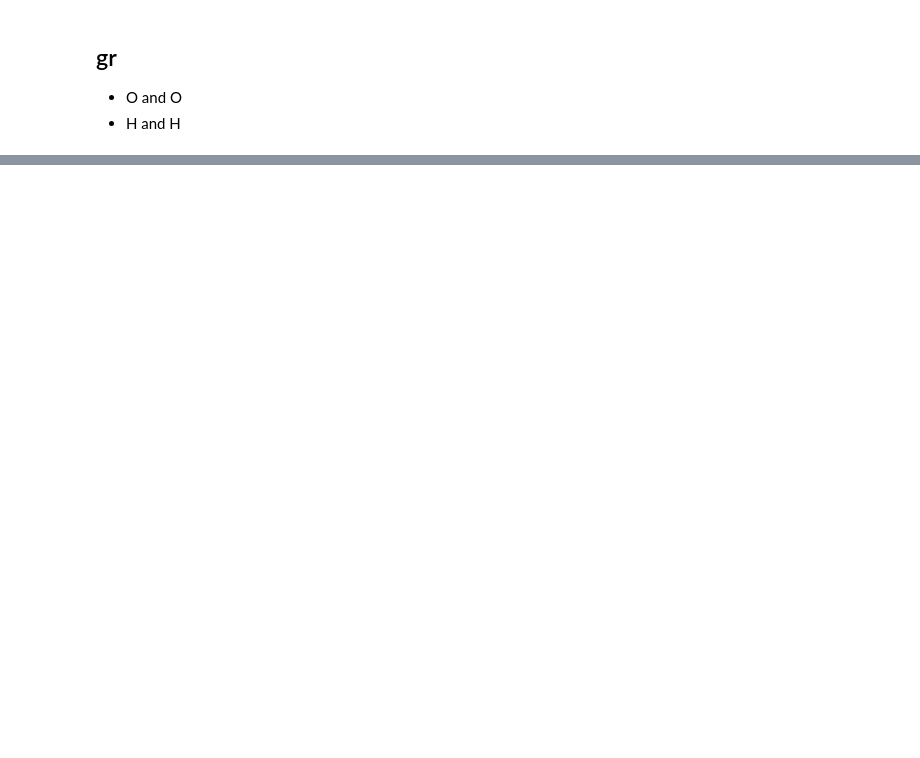
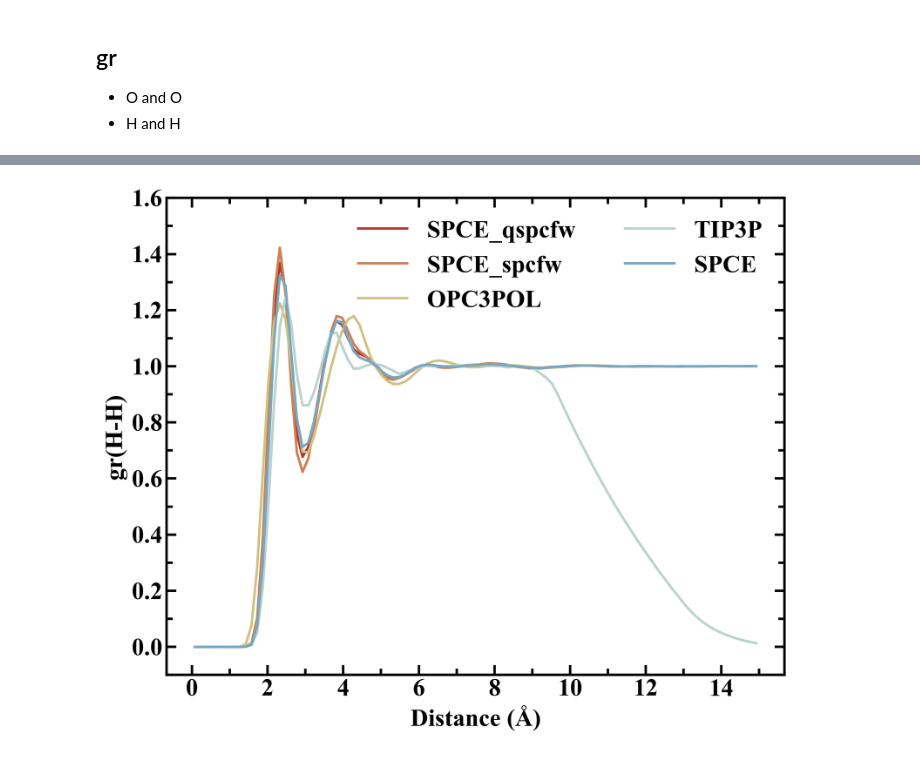
Before and after one commit to iawnix/WatAna, a Jupyter notebook: example/gr/Pure_Water_RDF.ipynb, the cells around one changed output, grey strips where cells are left out. Cells and saved outputs as stored; diff of their text form; code cells hidden in the pictures; blank space fills up the shorter version.

```diff
--- a/example/gr/Pure_Water_RDF.ipynb
+++ b/example/gr/Pure_Water_RDF.ipynb
@@ -144,0 +191,62 @@ out.to_csv("./out/1_gr_bulk.csv",index=False)
+# %%
+
+fig = plt.figure(figsize=(9,7), dpi=300)
+
+plt.rcParams["axes.labelweight"] ="bold"
+plt.rcParams["font.family"]="Times New Roman"
+plt.rcParams["font.weight"]="bold"
+plt.rcParams["font.size"]=20
+plt.rcParams["mathtext.default"]="regular"
+
+
+ax1= plt.gca()
+
+#ax1.spines['bottom'].set_position(('data',0))
+ax1.spines['left'].set_position(('axes',0))
+ax1.spines['bottom'].set_linewidth(2)
+ax1.spines['left'].set_linewidth(2)
+ax1.spines['right'].set_linewidth(2)
+ax1.spines['top'].set_linewidth(2)
+
+ax1.tick_params(which='major'          # 设置对主刻度和次刻度生效
+                ,bottom=True           # 底部坐标轴
+                ,top=True
+                ,left=True             # 左侧坐标轴
+                ,right=True
+                ,direction='in'       # 设置刻度线方向，'in' 表示朝内
+                ,width=2               # 设置刻度线粗细
+                ,length=8              # 设置长短
+                ,labelsize=20
+                )
+ax1.tick_params(which='minor'          # 设置对主刻度和次刻度生效
+                ,bottom=True           # 底部坐标轴
+                ,top=True
+                ,left=True             # 左侧坐标轴
+                ,right=True
+                ,direction='in'       # 设置刻度线方向，'in' 表示朝内
+                ,width=2               # 设置刻度线粗细
+                ,length=5              # 设置长短
+                ,labelsize=20
+                )
+ax1.xaxis.set_major_locator(ticker.MultipleLocator(2))
+ax1.xaxis.set_minor_locator(ticker.MultipleLocator(1))
+ax1.yaxis.set_major_locator(ticker.MultipleLocator(0.2))
+ax1.yaxis.set_minor_locator(ticker.MultipleLocator(0.1))
+
+ax1.set_xlabel("Distance (Å)")
+ax1.set_ylabel("gr(H-H)")
+ax1.set_ylim([-0.1, 1.6])
+c_s = ["#b4372c", "#cd8056", "#cfc282", "#bbd2cf", "#78a8c2", "#406d9c"]
+
+plt.plot(result_s["SPCE_qspcfw"]["result_HH"].results.bins, result_s["SPCE_qspcfw"]["result_HH"].results.rdf, alpha = 1,linewidth=2,color=c_s[0], linestyle = "-", label = "SPCE_qspcfw")
+plt.plot(result_s["SPCE_spcfw"]["result_HH"].results.bins, result_s["SPCE_spcfw"]["result_HH"].results.rdf, alpha = 1,linewidth=2,color=c_s[1], linestyle = "-", label = "SPCE_spcfw")
+plt.plot(result_s["OPC3POL"]["result_HH"].results.bins, result_s["OPC3POL"]["result_HH"].results.rdf, alpha = 1,linewidth=2,color=c_s[2], linestyle = "-", label = "OPC3POL")
+plt.plot(result_s["TIP3P"]["result_HH"].results.bins, result_s["TIP3P"]["result_HH"].results.rdf, alpha = 1,linewidth=2,color=c_s[3], linestyle = "-", label = "TIP3P")
+plt.plot(result_s["SPCE"]["result_HH"].results.bins, result_s["SPCE"]["result_HH"].results.rdf, alpha = 1,linewidth=2,color=c_s[4], linestyle = "-", label = "SPCE")
+
+
+plt.legend(frameon=False, ncol=2)
+
+plt.savefig("./fig/HH.png")
+# %% [output]
+[figure, added]
```
Also changed, not shown: parts of 7 cells of this notebook, 4 other files.
